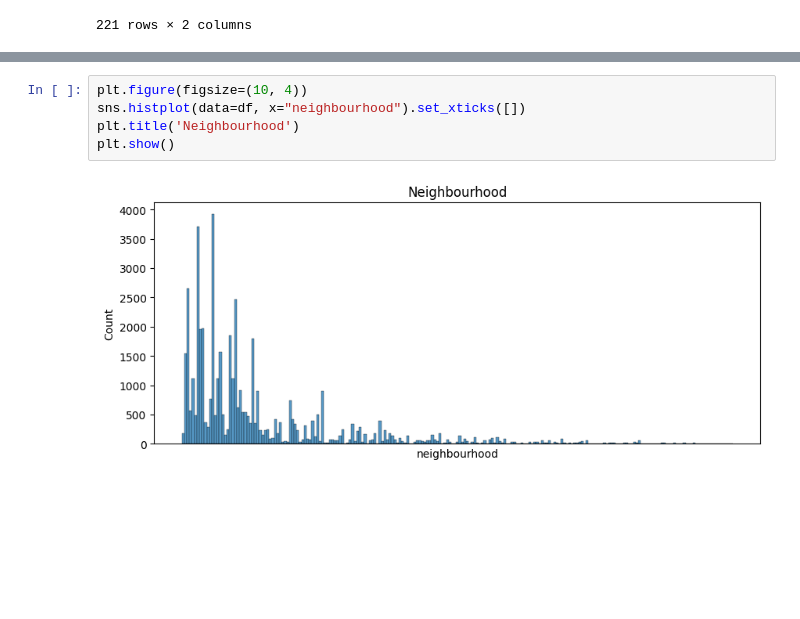
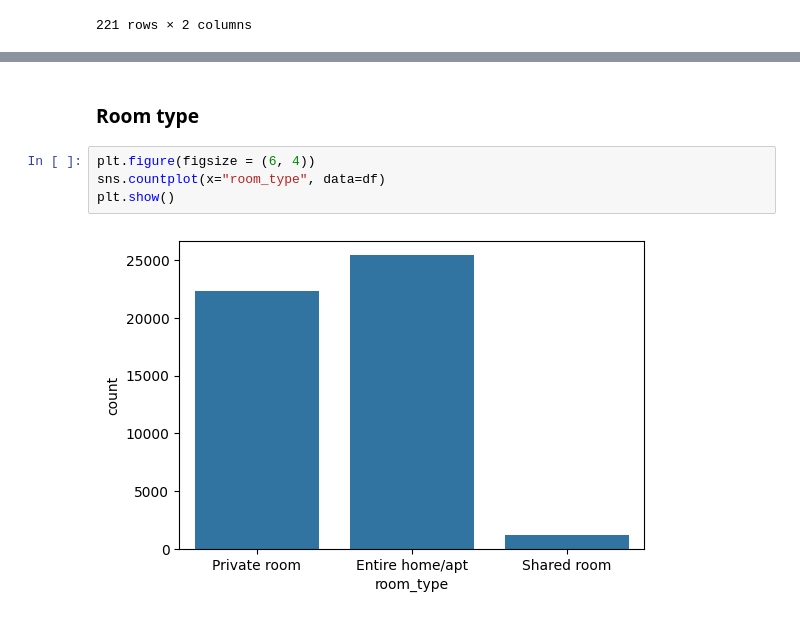
Before and after one commit to luiscmilano/machine-learning-python-template, a Jupyter notebook: src/explore.ipynb, the cells around one changed output, grey strips where cells are left out. Saved outputs shown, nothing was run; the diff lists cells and outputs as text; blank space fills up the shorter version.

Commit message:
Room type

```diff
--- a/src/explore.ipynb
+++ b/src/explore.ipynb
@@ -191,7 +207,8 @@ df2
+# %% [markdown]
+### Room type
 # %%
-plt.figure(figsize=(10, 4))
-sns.histplot(data=df, x="neighbourhood").set_xticks([])
-plt.title('Neighbourhood')
+plt.figure(figsize = (6, 4))
+sns.countplot(x="room_type", data=df)
 plt.show()
 # %% [output]
-[figure, old version]
+[figure, new version]
```
Also changed, not shown: parts of 1 cell of this notebook.
